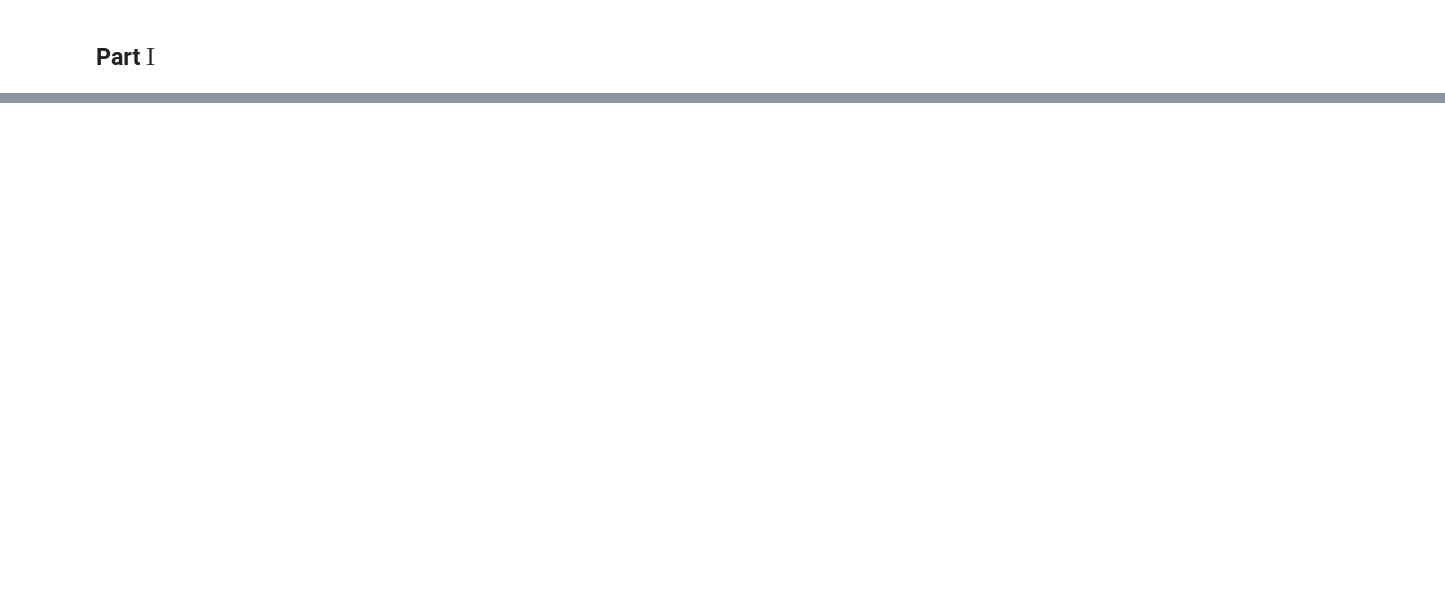
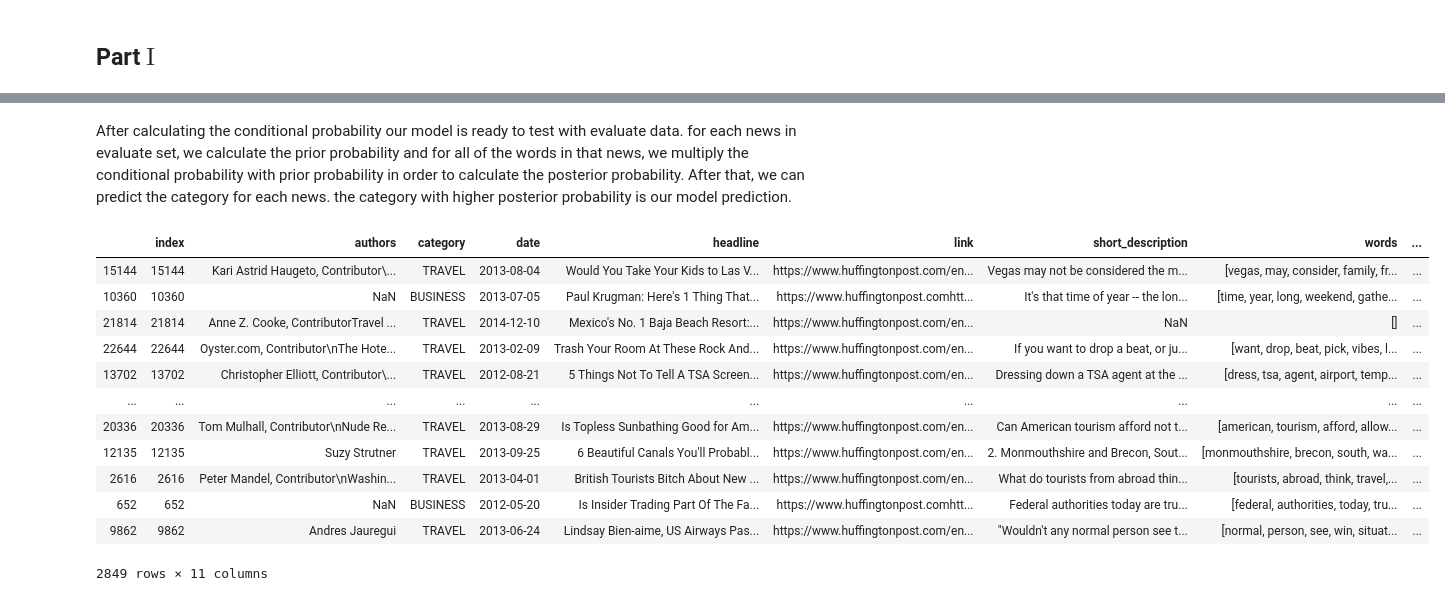
Before and after one commit to MNourbakhsh75/AI-CA3, a Jupyter notebook: CA3.ipynb, the cells around one changed output, grey strips where cells are left out. Cells and saved outputs as stored; diff of their text form; code cells hidden in the pictures; blank space fills up the shorter version.

```diff
--- a/CA3.ipynb
+++ b/CA3.ipynb
@@ -125,5 +149,6 @@ print(len(travelWords),len(BusinessWords),len(allTravelAndBusinessWord))
 # %%
-# newDataFrame['Travel Probability'] = newDataFrame['Travel occurrences'] / newDataFrame['Travel occurrences'].sum()
-# newDataFrame['Business Probability'] = newDataFrame['Business occurrences'] / newDataFrame['Business occurrences'].sum()
-# newDataFrame = newDataFrame.set_index('Word')
-# newDataFrame
+alpha = 0.5
+newDataFrame['Travel Probability'] = (newDataFrame['Travel occurrences'] + alpha) / (newDataFrame['Travel occurrences'].sum() + (len(set(travelWords + BusinessWords))*alpha))
+newDataFrame['Business Probability'] = (newDataFrame['Business occurrences'] + alpha) / (newDataFrame['Business occurrences'].sum() + (len(set(travelWords + BusinessWords))*alpha))
+newDataFrame = newDataFrame.set_index('Word')
+newDataFrame
@@ -130,20 +170,36 @@ print(len(travelWords),len(BusinessWords),len(allTravelAndBusinessWord))
 # %%
-# travelAndBusinessEvaluateData = pd.concat([evaluateBusiness, evaluateTravel])
-# travelAndBusinessEvaluateData = travelAndBusinessEvaluateData.sample(frac=1)
+travelAndBusinessEvaluateData = pd.concat([evaluateBusiness, evaluateTravel])
+travelAndBusinessEvaluateData = travelAndBusinessEvaluateData.sample(frac=1)
+# %% [markdown]
+After calculating the conditional probability our model is ready to test with evaluate data. for each news in evaluate set, we calculate the prior probability and for all of the words in that news, we multiply the conditional probability with prior probability in order to calculate the posterior probability. After that, we can predict the category for each news. the category with higher posterior probability is our model prediction.
 # %%
-# for index,row in travelAndBusinessEvaluateData.iterrows():
-#     travelPriorProbability = len(trainTravel)/(len(trainTravel)+len(trainBusiness))
-#     businessPriorProbability = len(trainBusiness)/(len(trainTravel)+len(trainBusiness))
-#     words = set(row['words'])
-#     for word in words:
-#         if word in allTravelAndBusinessWord:
-#             travelPriorProbability *= newDataFrame.at[word,'Travel Probability']
-#             businessPriorProbability *= newDataFrame.at[word,'Business Probability']
+for index,row in travelAndBusinessEvaluateData.iterrows():
+    travelPriorProbability = len(trainTravel)/(len(trainTravel)+len(trainBusiness))
+    businessPriorProbability = len(trainBusiness)/(len(trainTravel)+len(trainBusiness))
+    words = set(row['words'])
+    for word in words:
+        if word in allTravelAndBusinessWord:
+            travelPriorProbability *= newDataFrame.at[word,'Travel Probability']
+            businessPriorProbability *= newDataFrame.at[word,'Business Probability']
 
-#     travelAndBusinessEvaluateData.at[index,'Travel Probability'] = travelPriorProbability
-#     travelAndBusinessEvaluateData.at[index,'Business Probability'] = businessPriorProbability
-#     if travelPriorProbability >= businessPriorProbability:
-#         travelAndBusinessEvaluateData.at[index,'Prediction'] = 'TRAVEL'
-#     else:
-#         travelAndBusinessEvaluateData.at[index,'Prediction'] = 'BUSINESS'
-# travelAndBusinessEvaluateData
+    travelAndBusinessEvaluateData.at[index,'Travel Probability'] = travelPriorProbability
+    travelAndBusinessEvaluateData.at[index,'Business Probability'] = businessPriorProbability
+    if travelPriorProbability >= businessPriorProbability:
+        travelAndBusinessEvaluateData.at[index,'Prediction'] = 'TRAVEL'
+    else:
+        travelAndBusinessEvaluateData.at[index,'Prediction'] = 'BUSINESS'
+travelAndBusinessEvaluateData
+# %% [output]
+|  | index | authors | category | date | headline | link | short_description | words | ... |
+| 15144 | 15144 | Kari Astrid Haugeto, Contributor\... | TRAVEL | 2013-08-04 | Would You Take Your Kids to Las V... | https://www.huffingtonpost.com/en... | Vegas may not be considered the m... | [vegas, may, consider, family, fr... | ... |
+| 10360 | 10360 | NaN | BUSINESS | 2013-07-05 | Paul Krugman: Here's 1 Thing That... | https://www.huffingtonpost.comhtt... | It's that time of year -- the lon... | [time, year, long, weekend, gathe... | ... |
+| 21814 | 21814 | Anne Z. Cooke, ContributorTravel ... | TRAVEL | 2014-12-10 | Mexico's No. 1 Baja Beach Resort:... | https://www.huffingtonpost.com/en... | NaN | [] | ... |
+| 22644 | 22644 | Oyster.com, Contributor\nThe Hote... | TRAVEL | 2013-02-09 | Trash Your Room At These Rock And... | https://www.huffingtonpost.com/en... | If you want to drop a beat, or ju... | [want, drop, beat, pick, vibes, l... | ... |
+| 13702 | 13702 | Christopher Elliott, Contributor\... | TRAVEL | 2012-08-21 | 5 Things Not To Tell A TSA Screen... | https://www.huffingtonpost.com/en... | Dressing down a TSA agent at the ... | [dress, tsa, agent, airport, temp... | ... |
+| ... | ... | ... | ... | ... | ... | ... | ... | ... | ... |
+| 20336 | 20336 | Tom Mulhall, Contributor\nNude Re... | TRAVEL | 2013-08-29 | Is Topless Sunbathing Good for Am... | https://www.huffingtonpost.com/en... | Can American tourism afford not t... | [american, tourism, afford, allow... | ... |
+| 12135 | 12135 | Suzy Strutner | TRAVEL | 2013-09-25 | 6 Beautiful Canals You'll Probabl... | https://www.huffingtonpost.com/en... | 2. Monmouthshire and Brecon, Sout... | [monmouthshire, brecon, south, wa... | ... |
+| 2616 | 2616 | Peter Mandel, Contributor\nWashin... | TRAVEL | 2013-04-01 | British Tourists Bitch About New ... | https://www.huffingtonpost.com/en... | What do tourists from abroad thin... | [tourists, abroad, think, travel,... | ... |
+| 652 | 652 | NaN | BUSINESS | 2012-05-20 | Is Insider Trading Part Of The Fa... | https://www.huffingtonpost.comhtt... | Federal authorities today are tru... | [federal, authorities, today, tru... | ... |
+| 9862 | 9862 | Andres Jauregui | TRAVEL | 2013-06-24 | Lindsay Bien-aime, US Airways Pas... | https://www.huffingtonpost.com/en... | "Wouldn't any normal person see t... | [normal, person, see, win, situat... | ... |
+2849 rows × 11 columns
```
Also changed, not shown: parts of 23 cells of this notebook.
